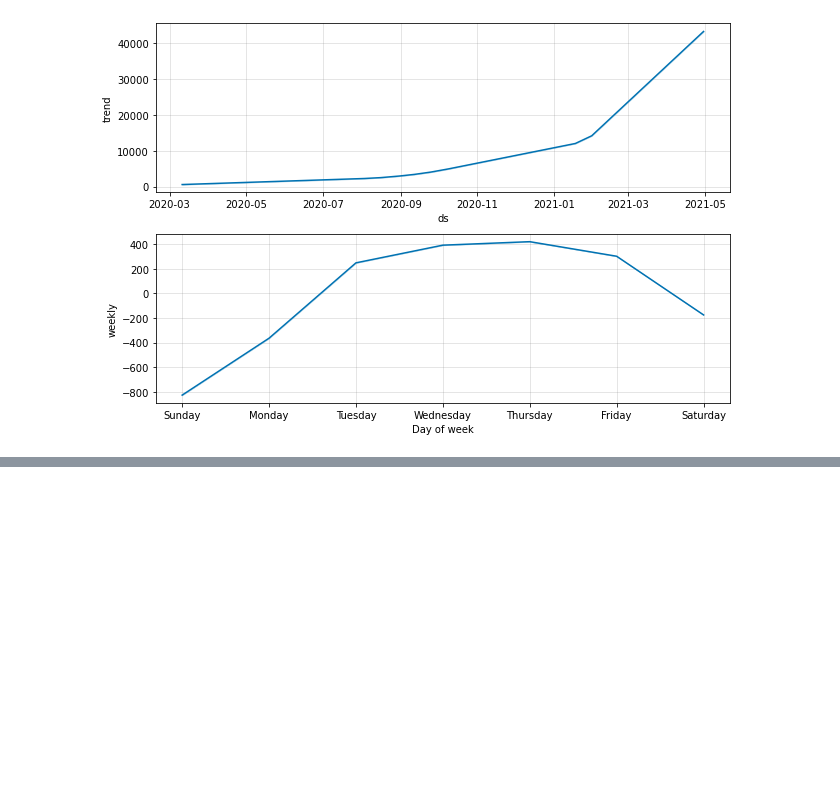
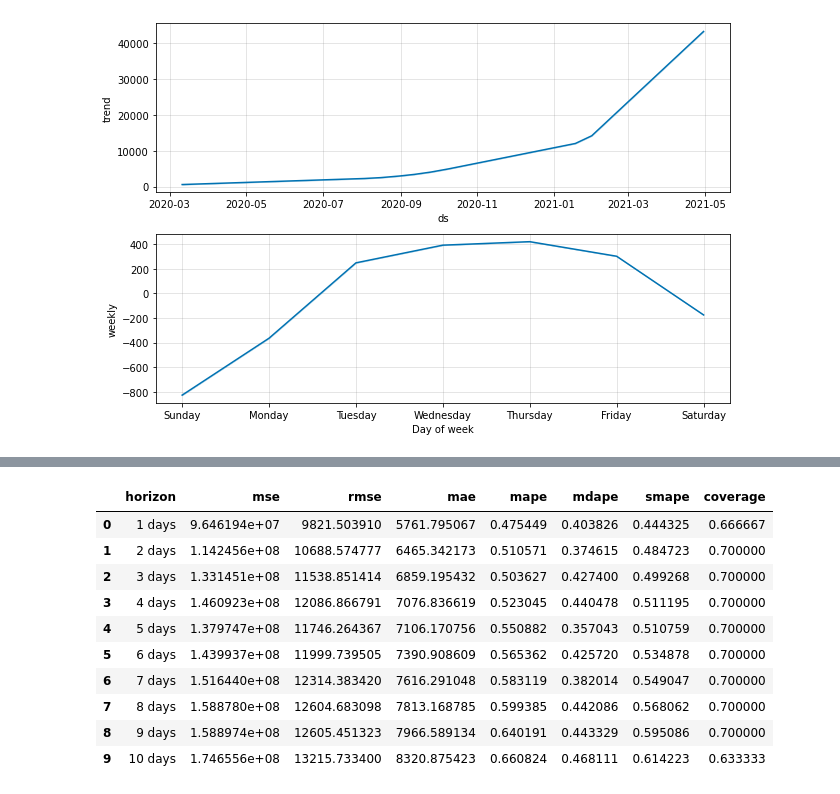
Before and after one commit to nafizcntz/Covid19-Tr-Forecasting, a Jupyter notebook: deneme.ipynb, the cells around one changed output, grey strips where cells are left out. Saved outputs shown, nothing was run; the diff lists cells and outputs as text; code cells hidden in the pictures; blank space fills up the shorter version.

```diff
--- a/deneme.ipynb
+++ b/deneme.ipynb
@@ -280,0 +377,3 @@ ig2 = m.plot_components(forecast)
+# %%
+from prophet.diagnostics import cross_validation
+forecast = cross_validation(m, initial='100 days', period='10 days', horizon = '10 days', parallel="processes")
@@ -280,0 +383,16 @@ ig2 = m.plot_components(forecast)
+# %%
+from prophet.diagnostics import performance_metrics
+df_p = performance_metrics(forecast)
+df_p
+# %% [output]
+|  | horizon | mse | rmse | mae | mape | mdape | smape | coverage |
+| 0 | 1 days | 9.646194e+07 | 9821.503910 | 5761.795067 | 0.475449 | 0.403826 | 0.444325 | 0.666667 |
+| 1 | 2 days | 1.142456e+08 | 10688.574777 | 6465.342173 | 0.510571 | 0.374615 | 0.484723 | 0.700000 |
+| 2 | 3 days | 1.331451e+08 | 11538.851414 | 6859.195432 | 0.503627 | 0.427400 | 0.499268 | 0.700000 |
+| 3 | 4 days | 1.460923e+08 | 12086.866791 | 7076.836619 | 0.523045 | 0.440478 | 0.511195 | 0.700000 |
+| 4 | 5 days | 1.379747e+08 | 11746.264367 | 7106.170756 | 0.550882 | 0.357043 | 0.510759 | 0.700000 |
+| 5 | 6 days | 1.439937e+08 | 11999.739505 | 7390.908609 | 0.565362 | 0.425720 | 0.534878 | 0.700000 |
+| 6 | 7 days | 1.516440e+08 | 12314.383420 | 7616.291048 | 0.583119 | 0.382014 | 0.549047 | 0.700000 |
+| 7 | 8 days | 1.588780e+08 | 12604.683098 | 7813.168785 | 0.599385 | 0.442086 | 0.568062 | 0.700000 |
+| 8 | 9 days | 1.588974e+08 | 12605.451323 | 7966.589134 | 0.640191 | 0.443329 | 0.595086 | 0.700000 |
+| 9 | 10 days | 1.746556e+08 | 13215.733400 | 8320.875423 | 0.660824 | 0.468111 | 0.614223 | 0.633333 |
```
Also changed, not shown: parts of 18 cells of this notebook.
